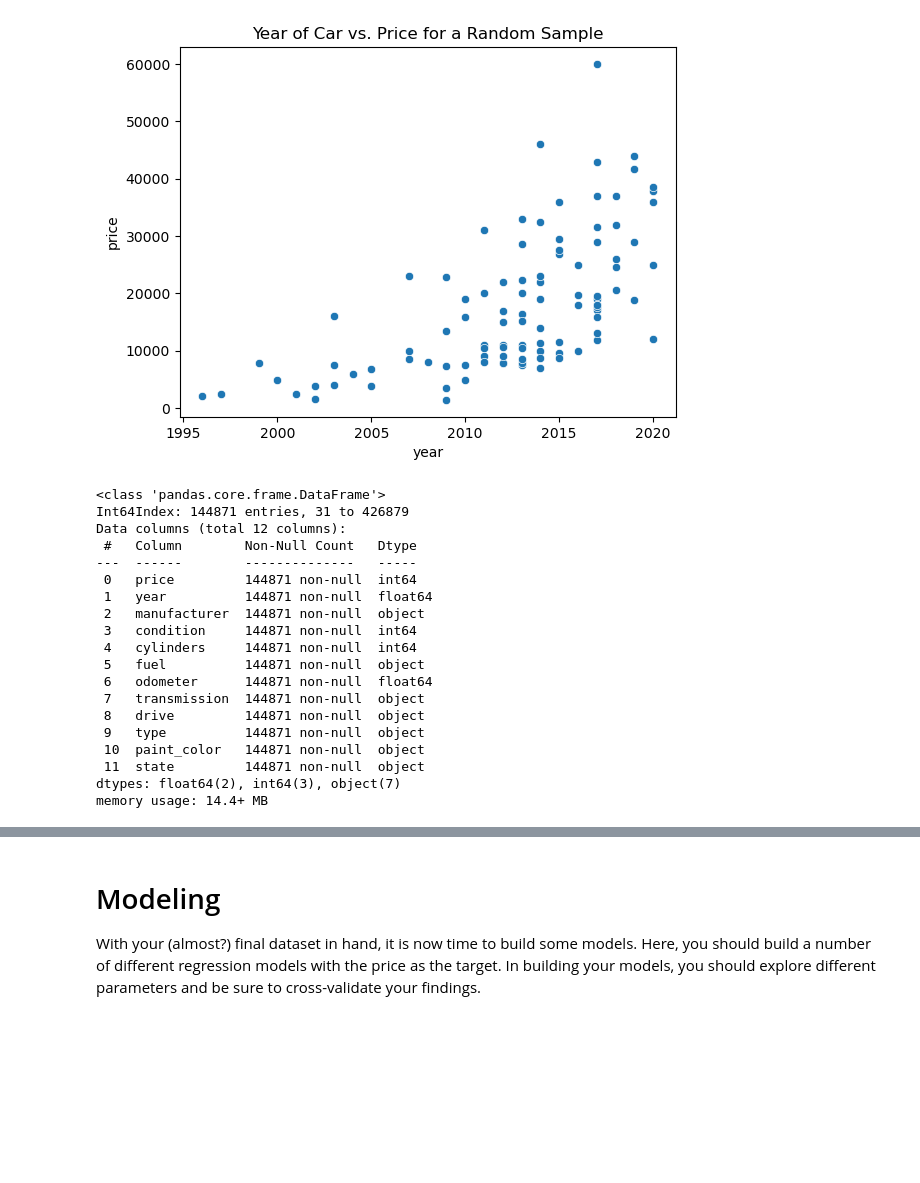
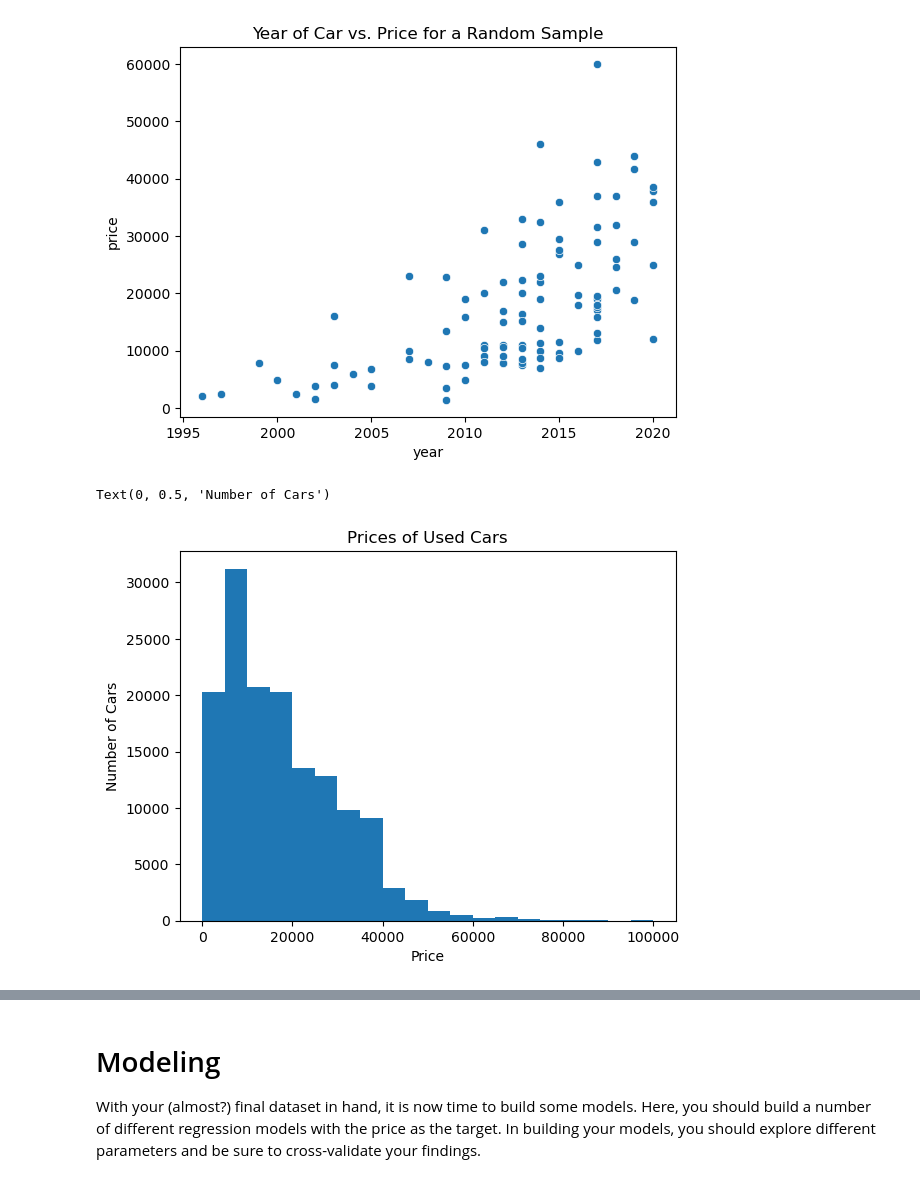
Before and after one commit to coachtech/BE_MLAI_LSTERN, a Jupyter notebook: Practical_Application_2/prompt_II.ipynb, the cells around one changed output, grey strips where cells are left out. Cells and saved outputs as stored; diff of their text form; code cells hidden in the pictures; blank space fills up the shorter version.

```diff
--- a/Practical_Application_2/prompt_II.ipynb
+++ b/Practical_Application_2/prompt_II.ipynb
@@ -262,28 +256,8 @@ categorical_ordinal = ['condition', 'cylinders', 'size',  ]
-# %%
-# Ordinal Encoding for Condition Feature
-# condition = ['salvage', 'fair', 'good', 'excellent', 'like new', 'new']
-# enc = OrdinalEncoder(categories = [condition], dtype = object)
-# cars['condition'] = enc.fit_transform(cars[['condition']])
-cars.head()
-cars['condition'] = cars['condition'].astype(int)
-cars.info()
-# %% [output]
-<class 'pandas.core.frame.DataFrame'>
-Int64Index: 144871 entries, 31 to 426879
-Data columns (total 12 columns):
- #   Column        Non-Null Count   Dtype
----  ------        --------------   -----
- 0   price         144871 non-null  int64
- 1   year          144871 non-null  float64
- 2   manufacturer  144871 non-null  object
- 3   condition     144871 non-null  int64
- 4   cylinders     144871 non-null  int64
- 5   fuel          144871 non-null  object
- 6   odometer      144871 non-null  float64
- 7   transmission  144871 non-null  object
- 8   drive         144871 non-null  object
- 9   type          144871 non-null  object
- 10  paint_color   144871 non-null  object
- 11  state         144871 non-null  object
-dtypes: float64(2), int64(3), object(7)
-memory usage: 14.4+ MB
+# %%
+plt.hist(price, bins = 20)
+plt.title("Prices of Used Cars")
+plt.xlabel("Price")
+plt.ylabel("Number of Cars")
+# %% [output]
+Text(0, 0.5, 'Number of Cars')
+[figure, added]
```
Also changed, not shown: parts of 39 cells of this notebook, 3 other files.
